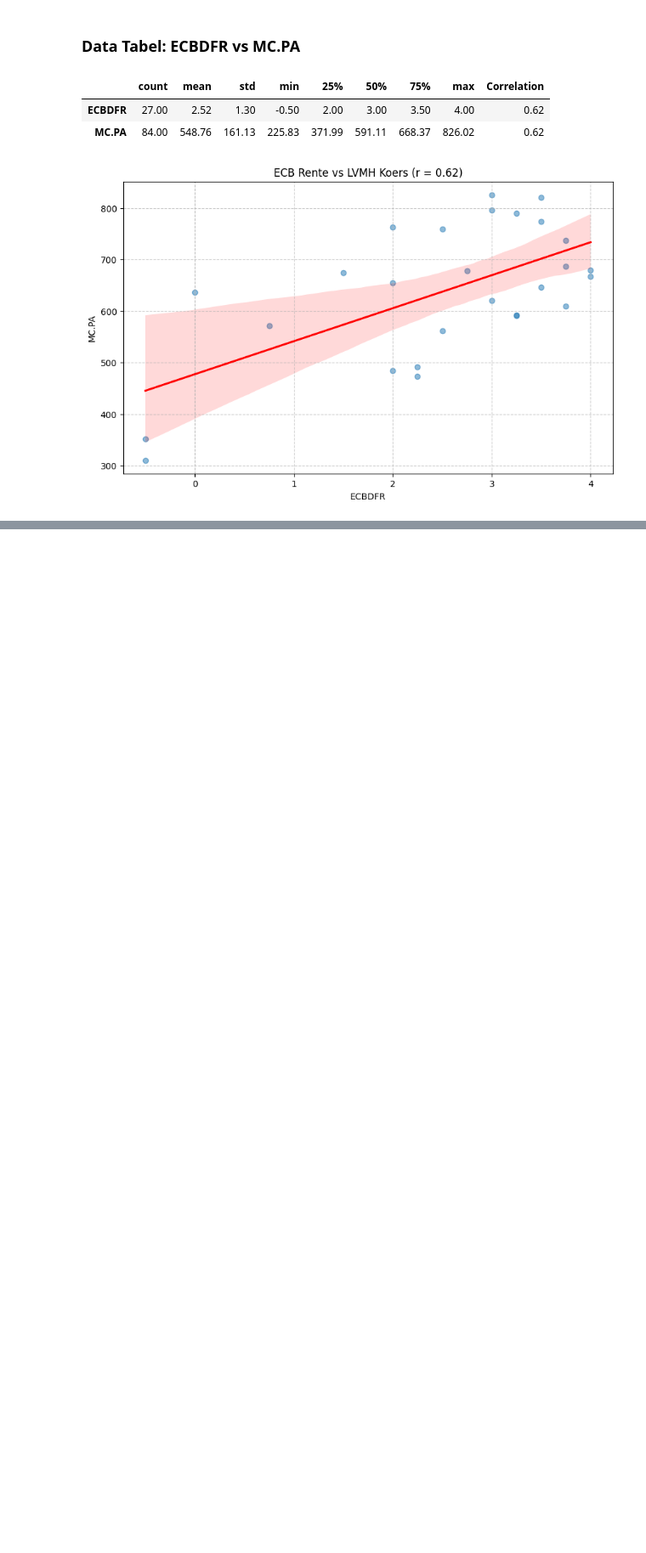
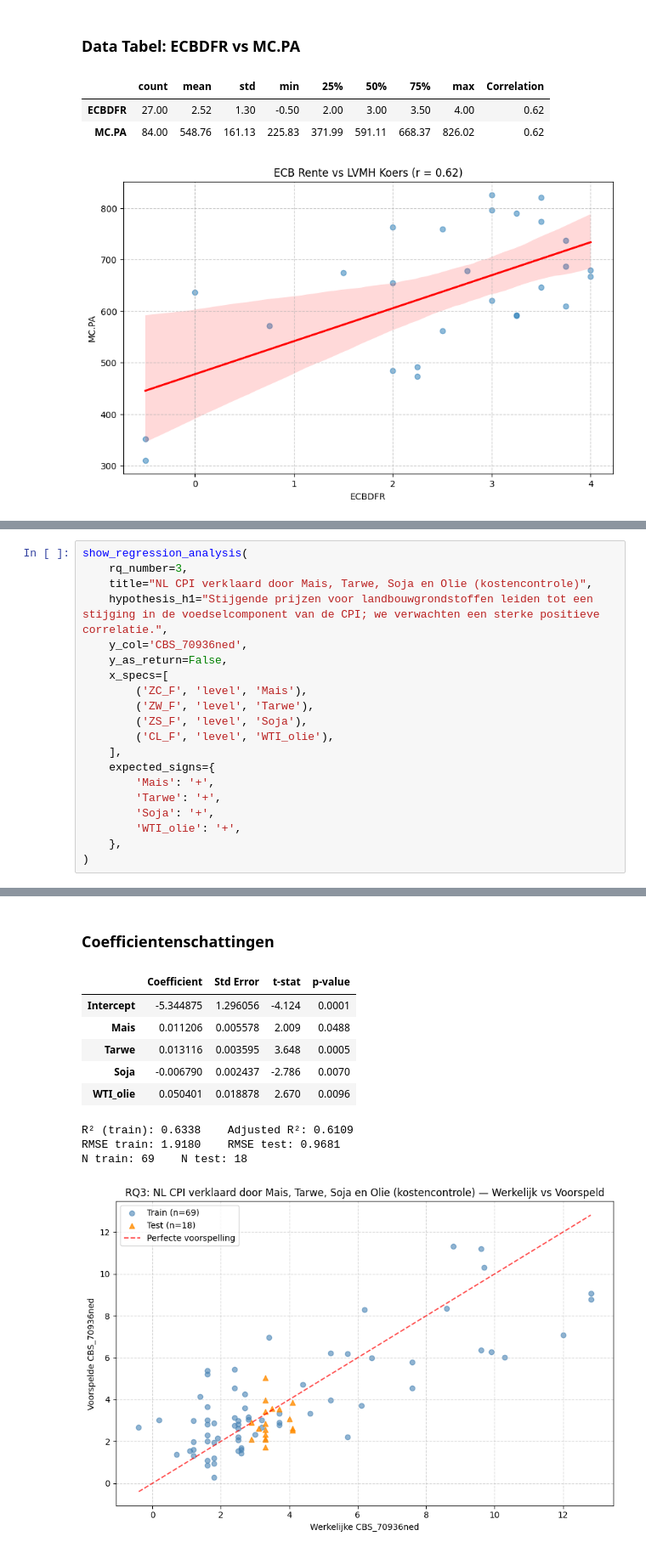
Before and after one commit to Pablo-Atanes/Minor-bigdata, a Jupyter notebook: b2_colab_board_pablo_jasper.ipynb, the cells around one changed output, grey strips where cells are left out. Shown at 85% size. Cells and saved outputs as stored; diff of their text form; blank space fills up the shorter version.

```diff
--- a/b2_colab_board_pablo_jasper.ipynb
+++ b/b2_colab_board_pablo_jasper.ipynb
@@ -495,0 +669,21 @@ show_scatter_plot('macro', 'ECBDFR', 'financial', 'MC.PA', title="ECB Rente vs L
+# %%
+show_regression_analysis(
+    rq_number=3,
+    title="NL CPI verklaard door Mais, Tarwe, Soja en Olie (kostencontrole)",
+    hypothesis_h1="Stijgende prijzen voor landbouwgrondstoffen leiden tot een stijging in de voedselcomponent van de CPI; we verwachten een sterke positieve correlatie.",
+    y_col='CBS_70936ned',
+    y_as_return=False,
+    x_specs=[
+        ('ZC_F', 'level', 'Mais'),
+        ('ZW_F', 'level', 'Tarwe'),
+        ('ZS_F', 'level', 'Soja'),
+        ('CL_F', 'level', 'WTI_olie'),
+    ],
+    expected_signs={
+        'Mais': '+',
+        'Tarwe': '+',
+        'Soja': '+',
+        'WTI_olie': '+',
+    },
+)
+# %% [output]
@@ -495,0 +693,11 @@ show_scatter_plot('macro', 'ECBDFR', 'financial', 'MC.PA', title="ECB Rente vs L
+### Coefficientenschattingen
+|  | Coefficient | Std Error | t-stat | p-value |
+| Intercept | -5.344875 | 1.296056 | -4.124 | 0.0001 |
+| Mais | 0.011206 | 0.005578 | 2.009 | 0.0488 |
+| Tarwe | 0.013116 | 0.003595 | 3.648 | 0.0005 |
+| Soja | -0.006790 | 0.002437 | -2.786 | 0.0070 |
+| WTI_olie | 0.050401 | 0.018878 | 2.670 | 0.0096 |
+R² (train): 0.6338    Adjusted R²: 0.6109
+RMSE train: 1.9180    RMSE test: 0.9681
+N train: 69    N test: 18
+[figure, added]
```
Also changed, not shown: parts of 12 cells of this notebook, 29 other files.
